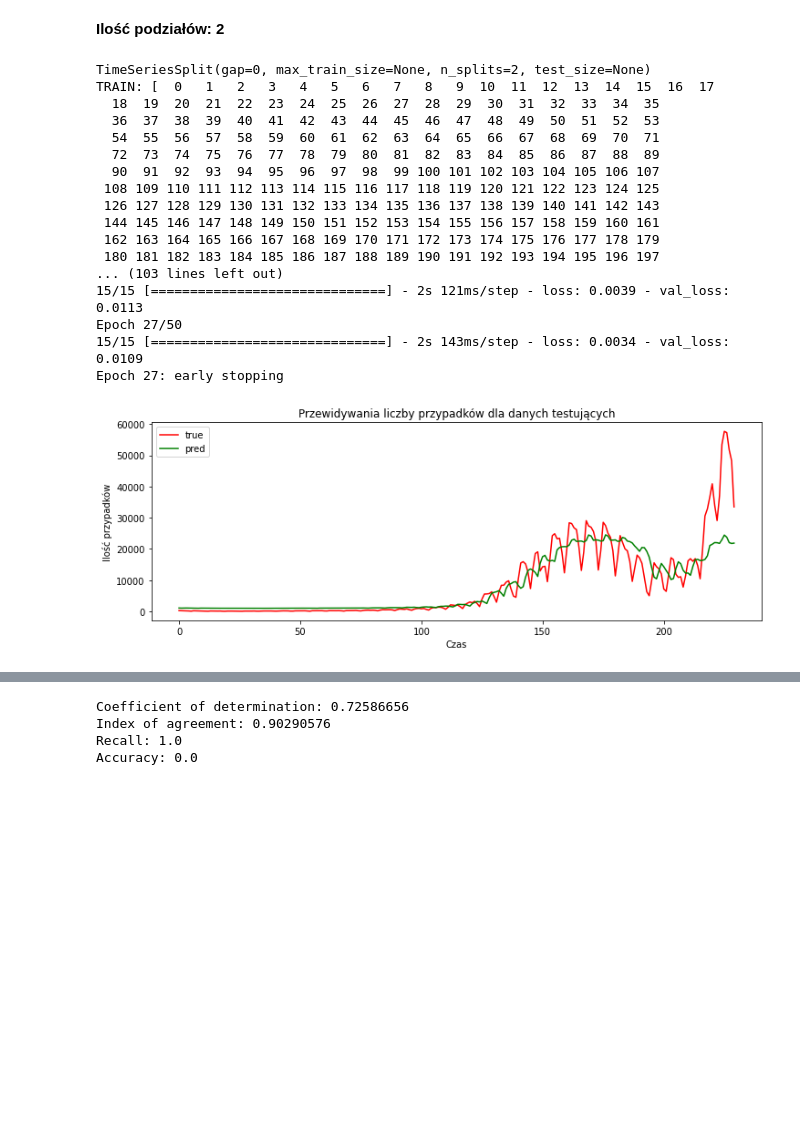
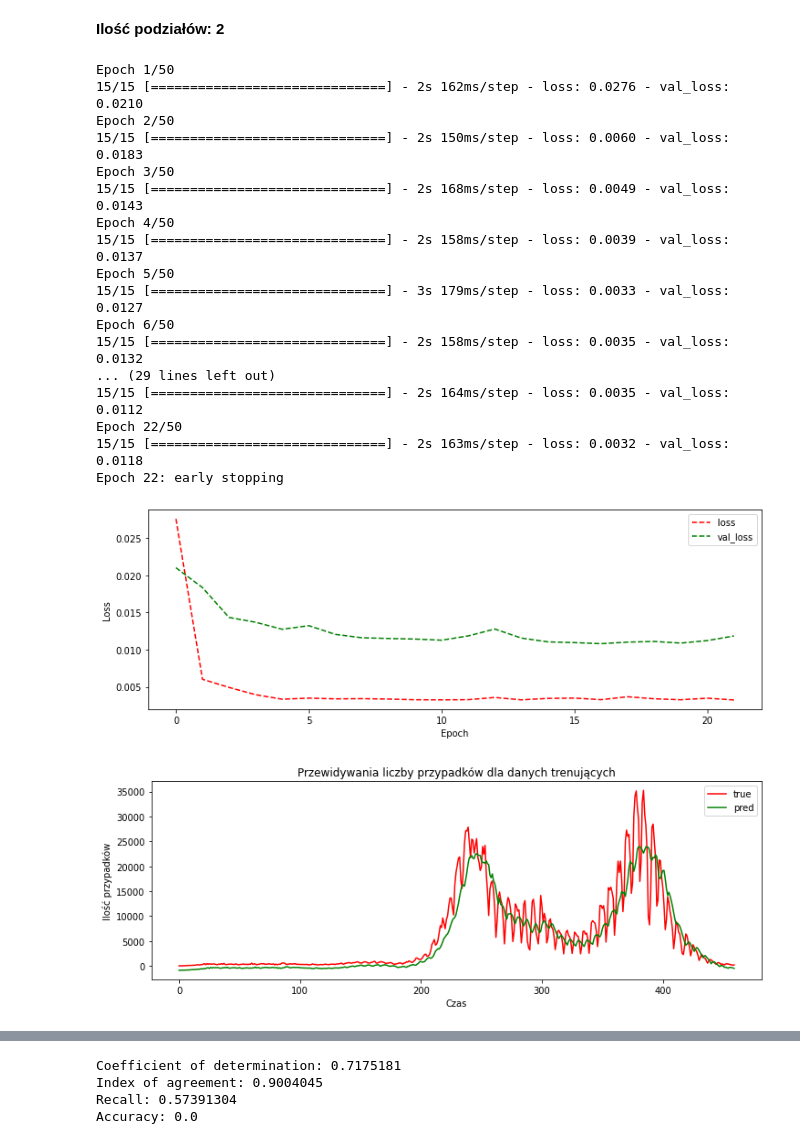
Before and after one commit to mateuszbarnacki/SSN-Proj, a Jupyter notebook: SSN_Proj.ipynb, the cells around one changed output, grey strips where cells are left out. Saved outputs shown, nothing was run; the diff lists cells and outputs as text; code cells hidden in the pictures; blank space fills up the shorter version.

```diff
--- a/SSN_Proj.ipynb
+++ b/SSN_Proj.ipynb
@@ -154,7 +151,7 @@ def prepare_preds(X):
     y_preds.append(y_pred[0][-3])
   return y_preds
 
-def draw_predictions(nr_epochs, y_test, y_preds, title):
+def draw_predictions(nr_epochs, y_test, y_preds, title, figure_name):
     epochs = np.arange(nr_epochs)
     plt.figure(figsize=(12,4))
 
@@ -166,6 +163,7 @@ def draw_predictions(nr_epochs, y_test, y_preds, title):
     plt.legend(['true', 'pred'], loc='best')
     plt.title("Przewidywania liczby przypadków dla danych " + title)
 
+    plt.savefig(figure_name)
     plt.show()
 # %% [markdown]
 **Funkcje miary błędu**
@@ -185,10 +183,16 @@ def accuracy_m(y_true, y_pred):
   correct_preds = 0
   for i in range(len(y_pred)):
     if y_true[i] == y_pred[i]:
-      correct_preds = correct_pred + 1
+      correct_preds = correct_preds + 1
   return correct_preds / len(y_pred)
 
 def idx_of_agreement(y_true, y_pred):
   up = K.sum(K.square(y_true - y_pred))
   down = K.sum(K.square(K.abs(y_pred - K.mean(y_true)) + (K.abs(y_true - K.mean(y_true)))))
   return (1. - up / (down + K.epsilon()))
+
+def mean_squared_error(y_true, y_pred):
+  return K.mean(K.square(y_pred - y_true), axis=0)
+
+def mean_absolute_error(y_true, y_pred):
+  return K.mean(K.abs(y_pred - y_true), axis=0)
@@ -479,10 +565,10 @@ Accuracy: 0.0
 X, y = prepare_X_y(train_data)
 
 tscv = TimeSeriesSplit(n_splits=2)
-print(tscv)
+#print(tscv)
 
 for train_index, test_index in tscv.split(X):
-  print("TRAIN:", train_index, "TEST:", test_index)
+  #print("TRAIN:", train_index, "TEST:", test_index)
   X_train, X_test = X[train_index], X[test_index]
   y_train, y_test = y[train_index], y[test_index]
 
@@ -491,49 +577,68 @@ model = ModelTrunk()
 model.compile(optimizer='adam',
               loss=[MeanSquaredError(), MeanAbsoluteError()],
               run_eagerly=True)
 
+EarlyStop = EarlyStopping(monitor='val_loss',
+                          patience=5,
+                          verbose=1)
+
+callbacks = [EarlyStop]
+
 history = model.fit(X_train, y_train,
                     epochs=50, verbose=1,
                     validation_data = (X_test, y_test),
                     callbacks = callbacks
                    )
 
+# Wypisanie predykowanych wartości w formie liczbowej
 # X_pred = np.array(X_train[-1]).reshape(1,NR_DAYS,1).astype(float)
 # print(X_pred * MAX_DATA)
 # y_pred = model.predict(X_pred) * MAX_DATA
 # print(y_pred.shape)
 # print(y_pred)
 # print(np.max(y_pred[0][-3:]))
 
+plt.figure(figsize=(12,4))
+plt.plot(history.history['loss'], "r--")
+plt.plot(history.history['val_loss'], "g--")
+plt.ylabel('Loss')
+plt.xlabel('Epoch')
+plt.legend(['loss', 'val_loss'], loc='best')
+plt.savefig('time_series_2_loss.png')
+plt.show()
+
+y_preds = prepare_preds(X_train)
+draw_predictions(len(y_preds), y_train.reshape(len(y_preds)) * MAX_DATA, y_preds, "trenujących", "time_series_2_train.png")
 y_preds = prepare_preds(X_test)
-draw_predictions(len(y_preds), y_test.reshape(len(y_preds)) * MAX_DATA, y_preds, "testujących")
+draw_predictions(len(y_preds), y_test.reshape(len(y_preds)) * MAX_DATA, y_preds, "testujących", "time_series_2_test.png")
 
 y = y_test * MAX_DATA
 y = np.reshape(y, len(y))
 coeff = det_coeff(K.constant(y), K.constant(y_preds))
 index = idx_of_agreement(K.constant(y), K.constant(y_preds))
 recall = recall_m(K.constant(y), K.constant(y_preds))
 acc = accuracy_m(y, y_preds)
 print('Coefficient of determination: ' + str(K.get_value(coeff)))
 print('Index of agreement: ' + str(K.get_value(index)))
 print('Recall: ' + str(K.get_value(recall)))
 print('Accuracy: ' + str(acc))
 # %% [output]
-TimeSeriesSplit(gap=0, max_train_size=None, n_splits=2, test_size=None)
-TRAIN: [  0   1   2   3   4   5   6   7   8   9  10  11  12  13  14  15  16  17
-  18  19  20  21  22  23  24  25  26  27  28  29  30  31  32  33  34  35
-  36  37  38  39  40  41  42  43  44  45  46  47  48  49  50  51  52  53
-  54  55  56  57  58  59  60  61  62  63  64  65  66  67  68  69  70  71
-  72  73  74  75  76  77  78  79  80  81  82  83  84  85  86  87  88  89
-  90  91  92  93  94  95  96  97  98  99 100 101 102 103 104 105 106 107
- 108 109 110 111 112 113 114 115 116 117 118 119 120 121 122 123 124 125
- 126 127 128 129 130 131 132 133 134 135 136 137 138 139 140 141 142 143
- 144 145 146 147 148 149 150 151 152 153 154 155 156 157 158 159 160 161
- 162 163 164 165 166 167 168 169 170 171 172 173 174 175 176 177 178 179
- 180 181 182 183 184 185 186 187 188 189 190 191 192 193 194 195 196 197
-... (103 lines left out)
-15/15 [==============================] - 2s 121ms/step - loss: 0.0039 - val_loss: 0.0113
-Epoch 27/50
-15/15 [==============================] - 2s 143ms/step - loss: 0.0034 - val_loss: 0.0109
-Epoch 27: early stopping
+Epoch 1/50
+15/15 [==============================] - 2s 162ms/step - loss: 0.0276 - val_loss: 0.0210
+Epoch 2/50
+15/15 [==============================] - 2s 150ms/step - loss: 0.0060 - val_loss: 0.0183
+Epoch 3/50
+15/15 [==============================] - 2s 168ms/step - loss: 0.0049 - val_loss: 0.0143
+Epoch 4/50
+15/15 [==============================] - 2s 158ms/step - loss: 0.0039 - val_loss: 0.0137
+Epoch 5/50
+15/15 [==============================] - 3s 179ms/step - loss: 0.0033 - val_loss: 0.0127
+Epoch 6/50
+15/15 [==============================] - 2s 158ms/step - loss: 0.0035 - val_loss: 0.0132
+... (29 lines left out)
+15/15 [==============================] - 2s 164ms/step - loss: 0.0035 - val_loss: 0.0112
+Epoch 22/50
+15/15 [==============================] - 2s 163ms/step - loss: 0.0032 - val_loss: 0.0118
+Epoch 22: early stopping
-[figure, old version]
+[figure, new version]
+[figure, added]
@@ -540,4 +646,4 @@ Epoch 27: early stopping
-Coefficient of determination: 0.72586656
-Index of agreement: 0.90290576
-Recall: 1.0
+Coefficient of determination: 0.7175181
+Index of agreement: 0.9004045
+Recall: 0.57391304
 Accuracy: 0.0
```
Also changed, not shown: parts of 8 cells of this notebook.
